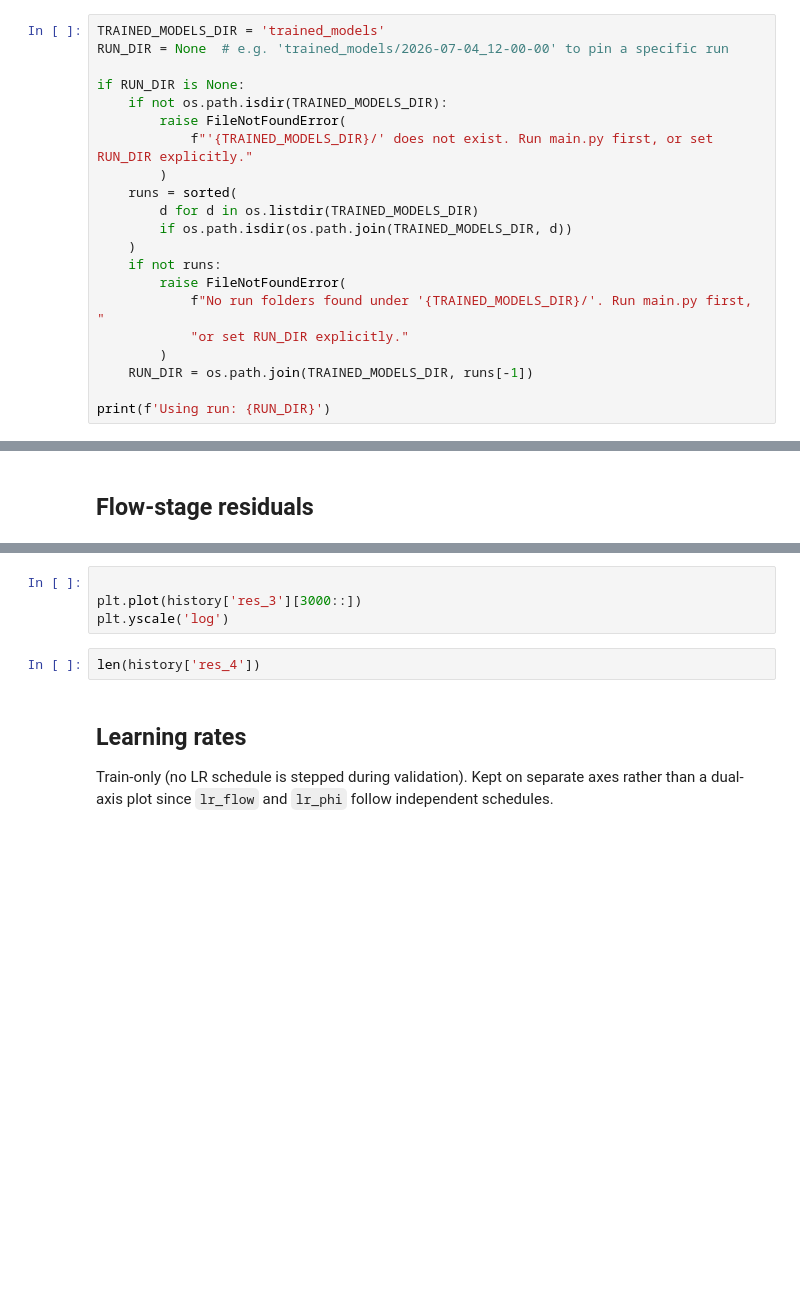
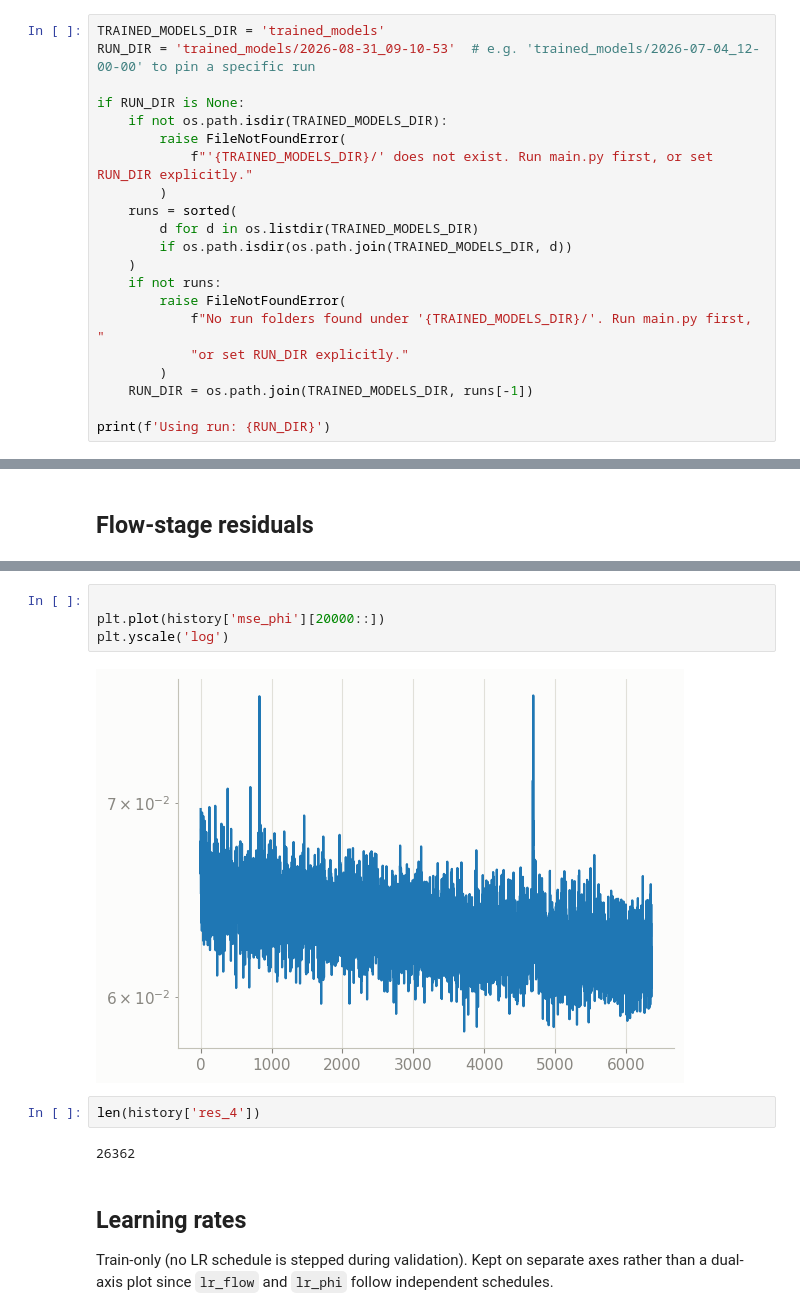
Before and after one commit to stebakov-i-n/GA_PINN_3D, a Jupyter notebook: history_viz.ipynb, the cells around one changed output, grey strips where cells are left out. Saved outputs shown, nothing was run; the diff lists cells and outputs as text; blank space fills up the shorter version.

```diff
--- a/history_viz.ipynb
+++ b/history_viz.ipynb
@@ -52,7 +52,7 @@ plt.rcParams.update({
 Leave `RUN_DIR = None` to auto-pick the most recent folder under `trained_models/` (names sort chronologically since they are `%Y-%m-%d_%H-%M-%S`).
 # %%
 TRAINED_MODELS_DIR = 'trained_models'
-RUN_DIR = None  # e.g. 'trained_models/2026-07-04_12-00-00' to pin a specific run
+RUN_DIR = 'trained_models/2026-08-31_09-10-53'  # e.g. 'trained_models/2026-07-04_12-00-00' to pin a specific run
 
 if RUN_DIR is None:
     if not os.path.isdir(TRAINED_MODELS_DIR):
@@ -151,9 +175,13 @@ plt.show()
 # %%
 
-plt.plot(history['res_3'][3000::])
+plt.plot(history['mse_phi'][20000::])
 plt.yscale('log')
+# %% [output]
+[figure, added]
 # %%
 len(history['res_4'])
+# %% [output]
+26362
 # %% [markdown]
 ## Learning rates
 
```
Also changed, not shown: parts of 7 cells of this notebook, 4 other files.
